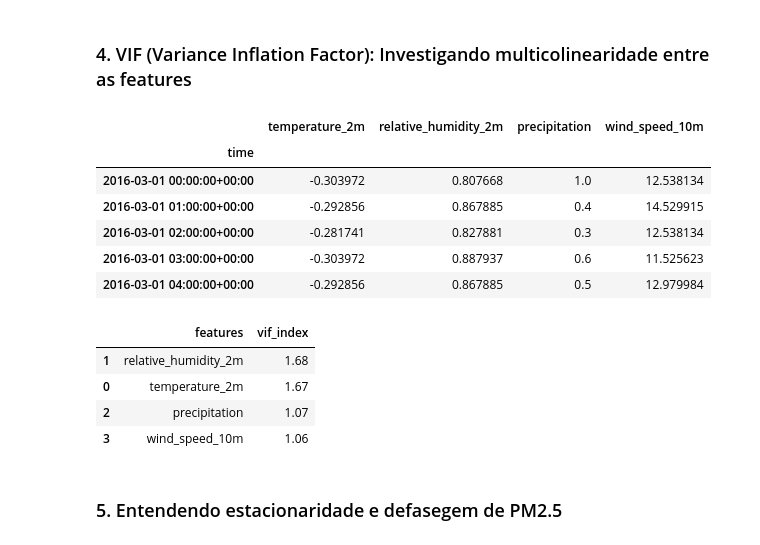
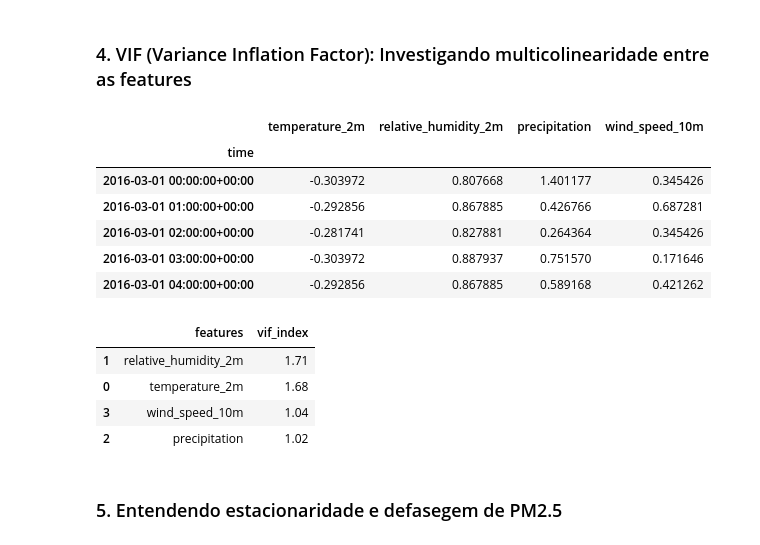
Before and after one commit to izabelcmn/respira_sp, a Jupyter notebook: notebook/izabelcmn_sarimax.ipynb, the cells around one changed output. Saved outputs shown, nothing was run; the diff lists cells and outputs as text; code cells hidden in the pictures.

```diff
--- a/notebook/izabelcmn_sarimax.ipynb
+++ b/notebook/izabelcmn_sarimax.ipynb
@@ -294,28 +292,29 @@ plt.show()
 # %%
 # normalizando utilizando StandardScaler()
 cols = [
     "temperature_2m",
-    "relative_humidity_2m"
-]
+    "relative_humidity_2m",
+    "precipitation",
+    "wind_speed_10m"]
 
 scaler = StandardScaler()
 
 data_scaled = data.drop(columns=["MP2.5"]).copy()
 #data_scaled = data.copy()
 
 data_scaled[cols] = scaler.fit_transform(
     data_scaled[cols]
 )
 
 data_scaled.head()
 # %% [output]
 |  | temperature_2m | relative_humidity_2m | precipitation | wind_speed_10m |
 | time |  |  |  |  |
-| 2016-03-01 00:00:00+00:00 | -0.303972 | 0.807668 | 1.0 | 12.538134 |
-| 2016-03-01 01:00:00+00:00 | -0.292856 | 0.867885 | 0.4 | 14.529915 |
-| 2016-03-01 02:00:00+00:00 | -0.281741 | 0.827881 | 0.3 | 12.538134 |
-| 2016-03-01 03:00:00+00:00 | -0.303972 | 0.887937 | 0.6 | 11.525623 |
-| 2016-03-01 04:00:00+00:00 | -0.292856 | 0.867885 | 0.5 | 12.979984 |
+| 2016-03-01 00:00:00+00:00 | -0.303972 | 0.807668 | 1.401177 | 0.345426 |
+| 2016-03-01 01:00:00+00:00 | -0.292856 | 0.867885 | 0.426766 | 0.687281 |
+| 2016-03-01 02:00:00+00:00 | -0.281741 | 0.827881 | 0.264364 | 0.345426 |
+| 2016-03-01 03:00:00+00:00 | -0.303972 | 0.887937 | 0.751570 | 0.171646 |
+| 2016-03-01 04:00:00+00:00 | -0.292856 | 0.867885 | 0.589168 | 0.421262 |
 # %%
 #Considerar VIF ≥  10 como um potencial problema
 
@@ -328,10 +327,10 @@ df["vif_index"] = [vif(data_scaled.values, i) for i in range(data_scaled.shape[1
 round(df.sort_values(by="vif_index", ascending = False),2)
 # %% [output]
 |  | features | vif_index |
-| 1 | relative_humidity_2m | 1.68 |
-| 0 | temperature_2m | 1.67 |
-| 2 | precipitation | 1.07 |
-| 3 | wind_speed_10m | 1.06 |
+| 1 | relative_humidity_2m | 1.71 |
+| 0 | temperature_2m | 1.68 |
+| 3 | wind_speed_10m | 1.04 |
+| 2 | precipitation | 1.02 |
 # %% [markdown]
 ### 5. Entendendo estacionaridade e defasegem de PM2.5
 # %%
```
Also changed, not shown: parts of 30 cells of this notebook, 8 other files.
